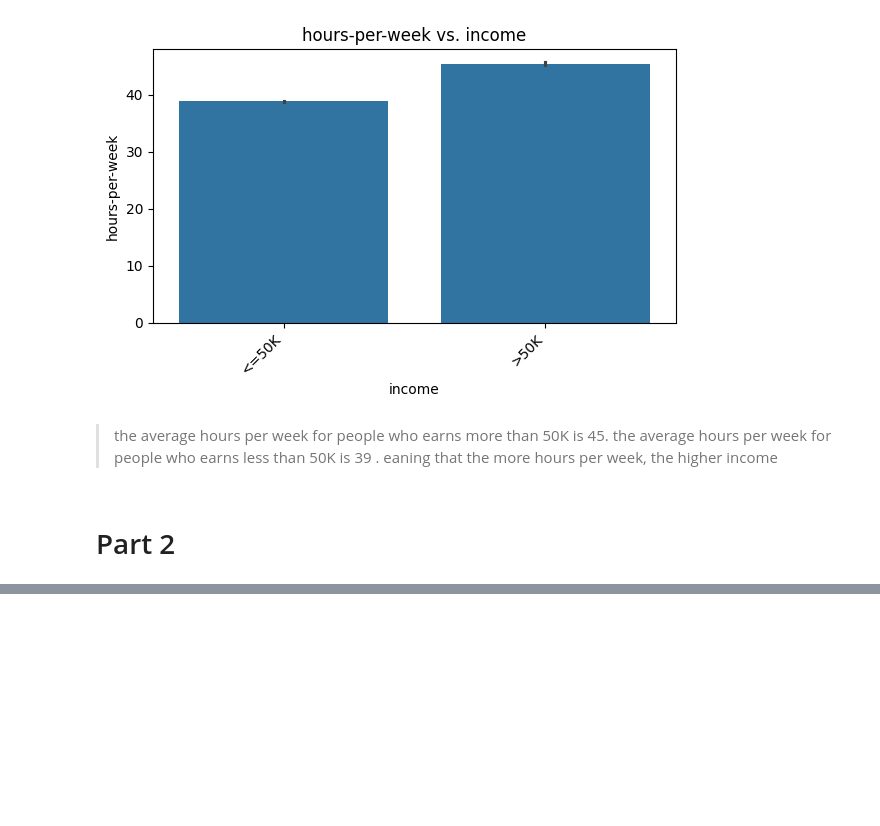
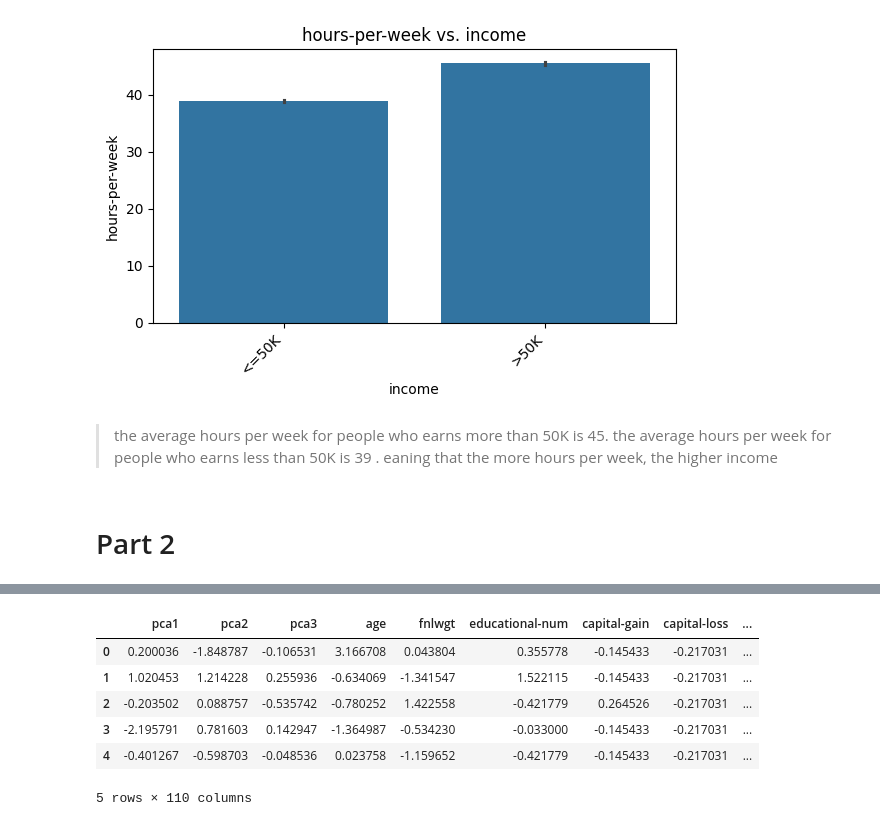
Before and after one commit to fadi-theodory/Machine-learning, a Jupyter notebook: Project_4_Part_2_(Core)_Adult_income.ipynb, the cells around one changed output, grey strips where cells are left out. Drawn from its saved outputs; the diff is of its cells as text; code cells hidden in the pictures; blank space fills up the shorter version.

```diff
--- a/Project_4_Part_2_(Core)_Adult_income.ipynb
+++ b/Project_4_Part_2_(Core)_Adult_income.ipynb
@@ -676,20 +679,0 @@ X_test_pca = pca.transform(X_test_df)
-# %%
-from sklearn.cluster import KMeans
-from sklearn.metrics import silhouette_score
-# Iterate over a range of k clusters to find the optimal number of clusters
-ks = range(2,11)
-sils = []
-inertias = []
-for k in ks:
-  kmeans = KMeans(n_clusters=k, n_init = 'auto', random_state=42)
-  kmeans.fit(X_train_pca )
-  sils.append(silhouette_score(X_train_pca, kmeans.labels_))
-  inertias.append(kmeans.inertia_)
-#plot inertias and silhouette scores for each number of clusters.
-fig, axes = plt.subplots(1,2, figsize=(15,5))
-axes[0].plot(ks, sils)
-axes[0].set_title('Silhouette Scores')
-axes[0].set_xticks(ks)
-axes[1].plot(ks, inertias)
-axes[1].set_title('Inertia')
-axes[1].set_xticks(ks);
@@ -700,11 +679,0 @@ axes[1].set_xticks(ks);
-# %%
-# to apply K means clustering to X_train_pca
-kmeans = KMeans(n_clusters=3, n_init= 'auto', random_state=42)
-kmeans.fit(X_train_pca)
-# Convert the PCA results to DataFrames
-X_train_pca = pd.DataFrame(X_train_pca)
-X_test_pca = pd.DataFrame(X_test_pca)
-# Add the clusters as a column in the dataframe
-X_train_pca['cluster'] = kmeans.labels_
-
-X_train_pca
@@ -724,0 +697,10 @@ X_train_pca
+# %%
+X_train_pca_df.head()
+# %% [output]
+|  | pca1 | pca2 | pca3 | age | fnlwgt | educational-num | capital-gain | capital-loss | ... |
+| 0 | 0.200036 | -1.848787 | -0.106531 | 3.166708 | 0.043804 | 0.355778 | -0.145433 | -0.217031 | ... |
+| 1 | 1.020453 | 1.214228 | 0.255936 | -0.634069 | -1.341547 | 1.522115 | -0.145433 | -0.217031 | ... |
+| 2 | -0.203502 | 0.088757 | -0.535742 | -0.780252 | 1.422558 | -0.421779 | 0.264526 | -0.217031 | ... |
+| 3 | -2.195791 | 0.781603 | 0.142947 | -1.364987 | -0.534230 | -0.033000 | -0.145433 | -0.217031 | ... |
+| 4 | -0.401267 | -0.598703 | -0.048536 | 0.023758 | -1.159652 | -0.421779 | -0.145433 | -0.217031 | ... |
+5 rows × 110 columns
```
Also changed, not shown: parts of 17 cells of this notebook.
